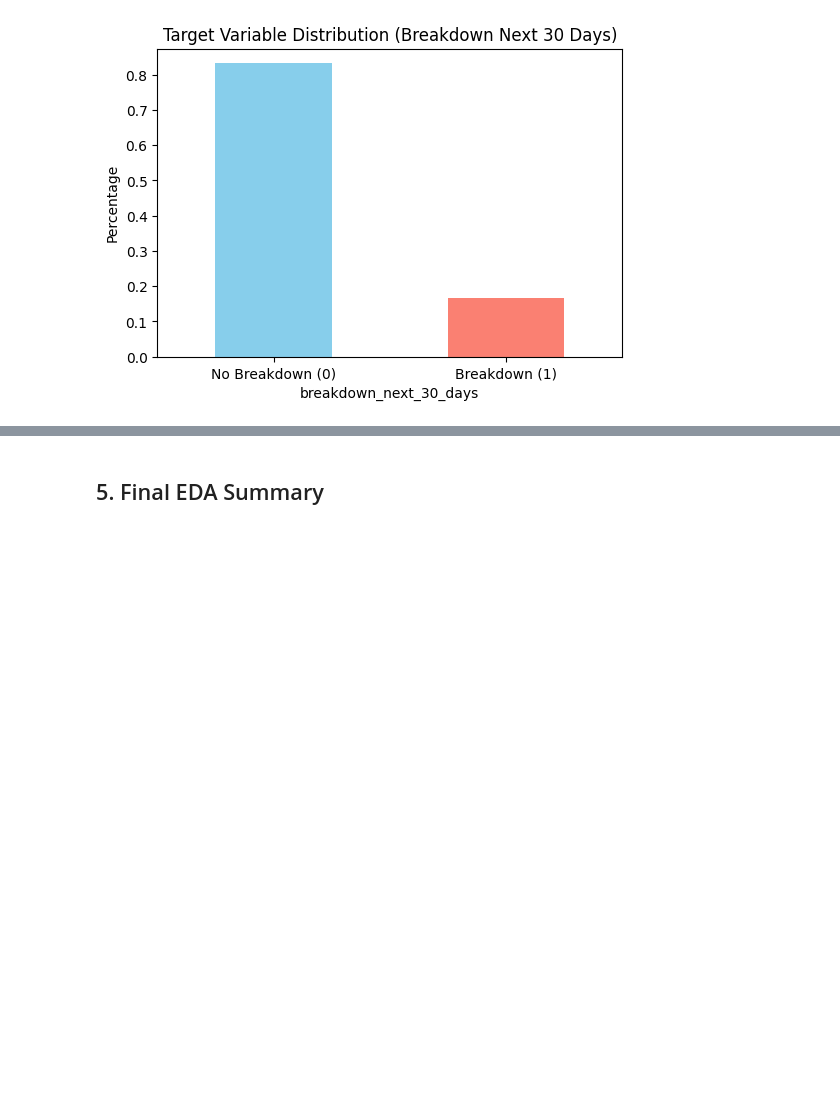
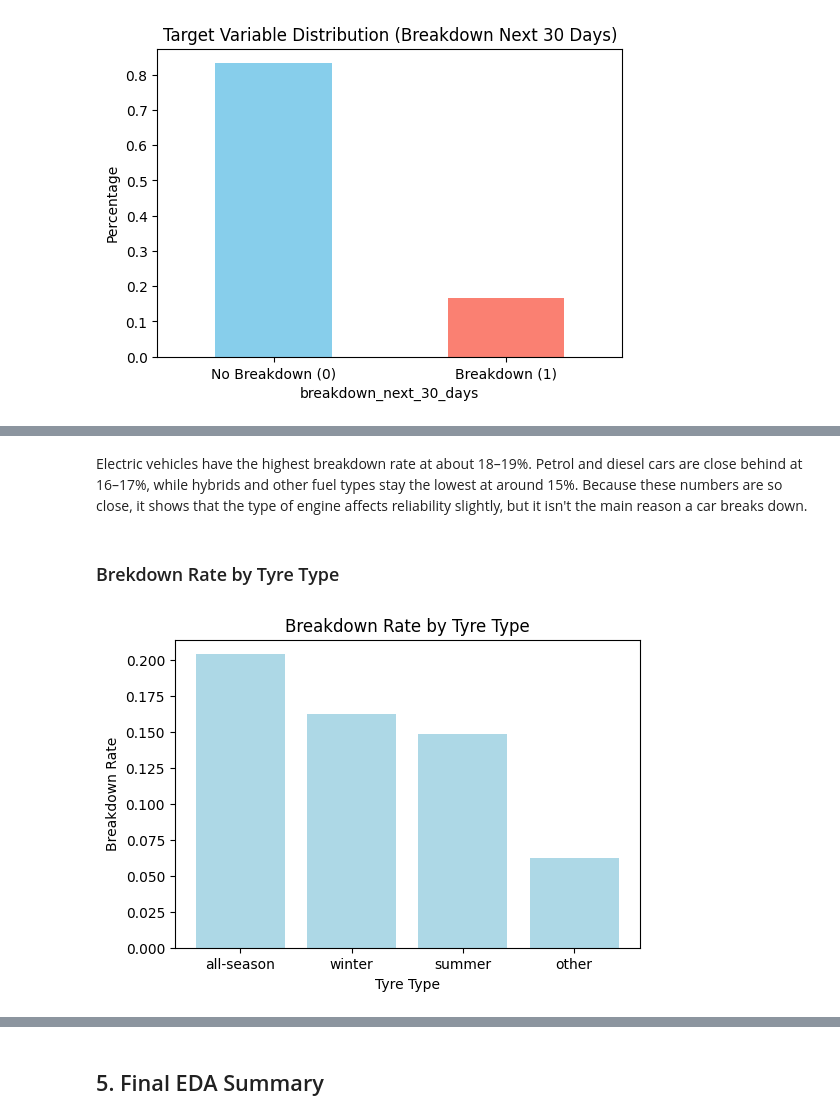
Before and after one commit to IlliaKrivoruchko/Car_Breakdown, a Jupyter notebook: Car_Breakdown_Team7.ipynb, the cells around one changed output, grey strips where cells are left out. Saved outputs shown, nothing was run; the diff lists cells and outputs as text; code cells hidden in the pictures; blank space fills up the shorter version.

```diff
--- a/Car_Breakdown_Team7.ipynb
+++ b/Car_Breakdown_Team7.ipynb
@@ -153,0 +204,15 @@ Environmental exposure contributes to mechanical stress.
+# %% [markdown]
+Electric vehicles have the highest breakdown rate at about 18–19%. Petrol and diesel cars are close behind at 16–17%, while hybrids and other fuel types stay the lowest at around 15%. Because these numbers are so close, it shows that the type of engine affects reliability slightly, but it isn't the main reason a car breaks down.
+# %% [markdown]
+### Brekdown Rate by Tyre Type
+# %%
+#  Breakdown rate by Tyre Type
+plt.figure(figsize=(6, 4))
+tyre_rate = train.groupby("tyre_type")["breakdown_next_30_days"].mean().sort_values(ascending=False)
+plt.bar(tyre_rate.index, tyre_rate.values, color='lightblue')
+plt.title("Breakdown Rate by Tyre Type")
+plt.ylabel("Breakdown Rate")
+plt.xlabel("Tyre Type")
+plt.show()
+# %% [output]
+[figure, added]
```
Also changed, not shown: parts of 27 cells of this notebook, 3 other files.
